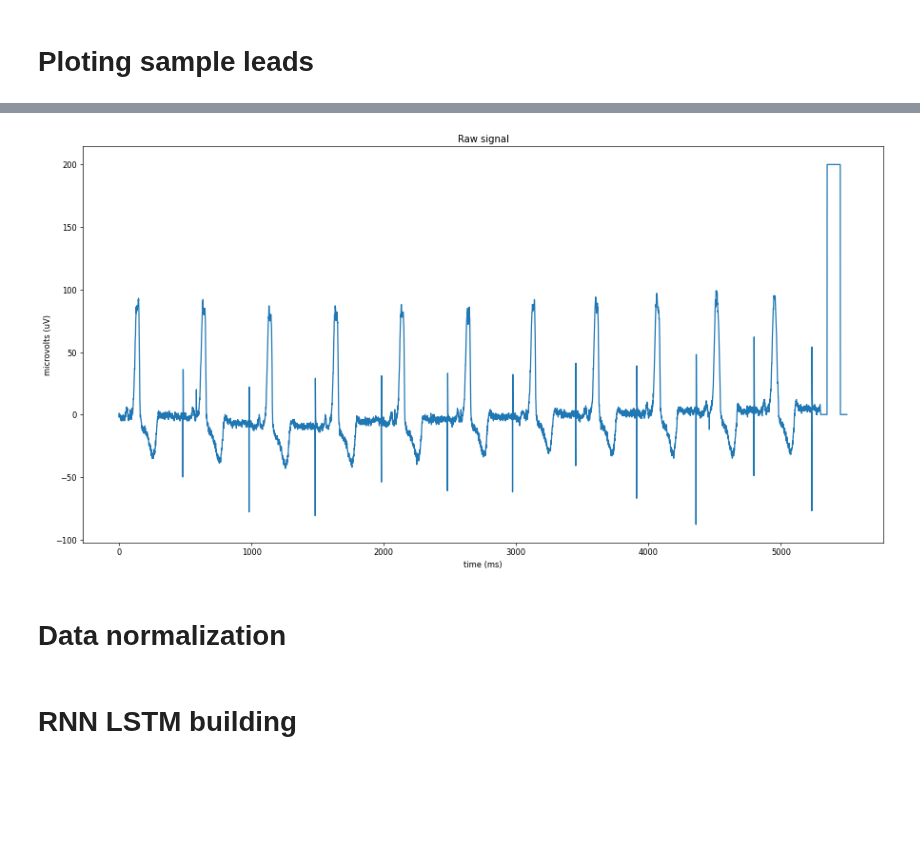
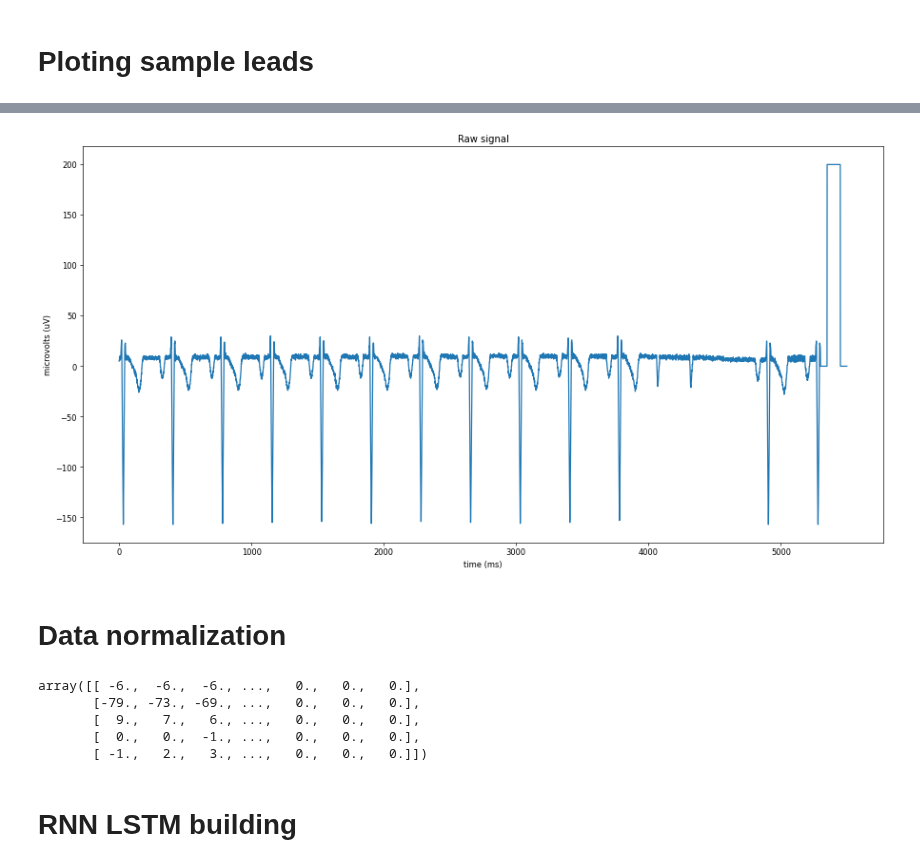
Before and after one commit to vicentbas/ia3_uv, a Jupyter notebook: ecg.ipynb, the cells around one changed output, grey strips where cells are left out. Saved outputs shown, nothing was run; the diff lists cells and outputs as text; code cells hidden in the pictures; blank space fills up the shorter version.

```diff
--- a/ecg.ipynb
+++ b/ecg.ipynb
@@ -105,14 +109,14 @@ plt.show()
 # %%
 plt.figure(figsize=(15,15), dpi= 60)
 plt.subplot(2, 1, 1)
-plt.plot(ecg_studies_e3.mV[60])
+plt.plot(ecg_studies_e3.mV[3])
 plt.xlabel('time (ms)')
 plt.ylabel('microvolts (uV)')
 plt.title("Raw signal")
 plt.tight_layout()
 plt.show()
 # %% [output]
-[figure, old version]
+[figure, new version]
 # %% [markdown]
 # Data normalization
 # %%
@@ -121,3 +126,15 @@ severity = np.array(severity, dtype=float)
+# %%
+#como acceder a todas la derivaciones 1
+#opción 1
+mV[:,:1,:]
+#opción 2
+mV[lead == 0]
+# %% [output]
+array([[ -6.,  -6.,  -6., ...,   0.,   0.,   0.],
+       [-79., -73., -69., ...,   0.,   0.,   0.],
+       [  9.,   7.,   6., ...,   0.,   0.,   0.],
+       [  0.,   0.,  -1., ...,   0.,   0.,   0.],
+       [ -1.,   2.,   3., ...,   0.,   0.,   0.]])
 # %%
 scaler = preprocessing.MinMaxScaler()
 mV = scaler.fit_transform(mV.reshape(-1, mV.shape[-1])).reshape(mV.shape)
```
Also changed, not shown: parts of 14 cells of this notebook.
